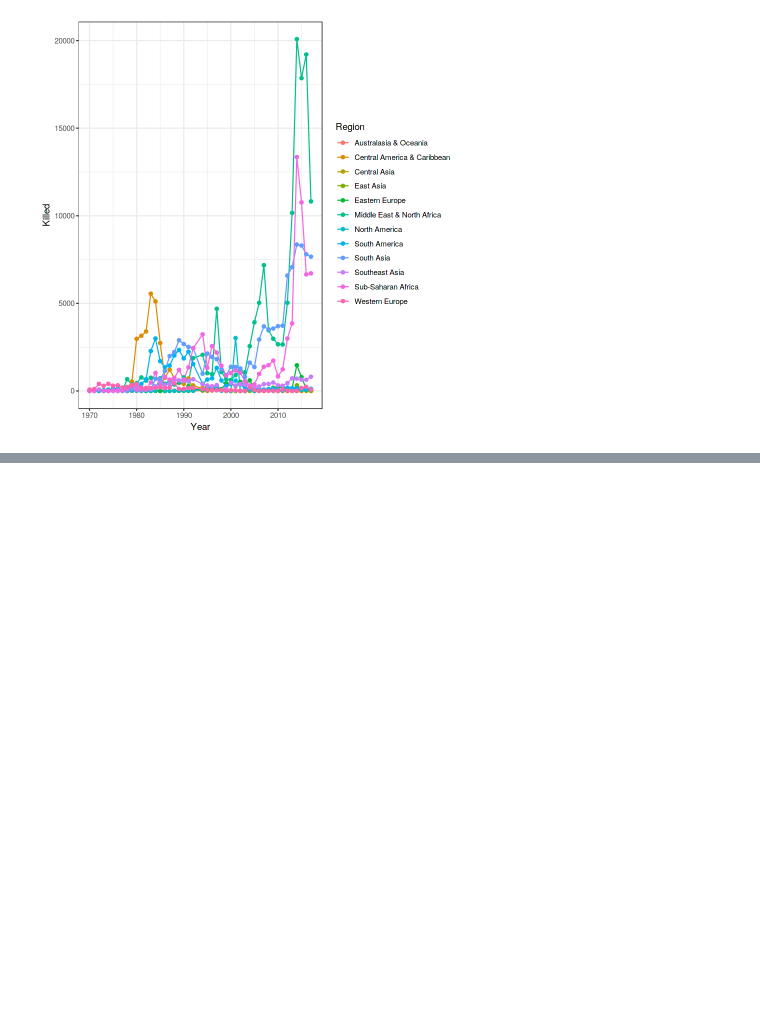
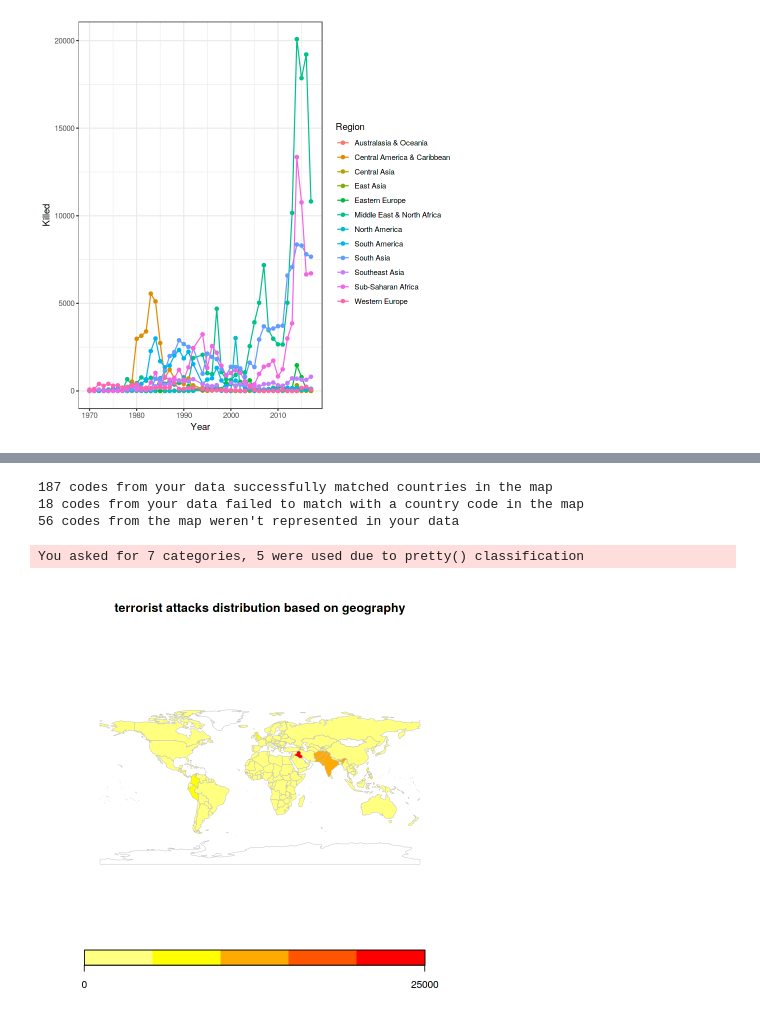
Before and after one commit to ayrus-surya/global-terrorism-analytics, a Jupyter notebook: kernel3a77749b27.ipynb, the cells around one changed output, grey strips where cells are left out. Cells and saved outputs as stored; diff of their text form; code cells hidden in the pictures; blank space fills up the shorter version.

```diff
--- a/kernel3a77749b27.ipynb
+++ b/kernel3a77749b27.ipynb
@@ -78,0 +103,11 @@ ggplot(data = dfyr, aes(x = Year, y = Killed, colour = Region)) +
+# %%
+country_freq = as.data.frame(table(df$country_txt))
+colnames(country_freq) = c("country","frequency")
+matched = joinCountryData2Map(country_freq, joinCode="NAME", nameJoinColumn="country")
+mapCountryData(matched,nameColumnToPlot="frequency", mapTitle="terrorist attacks distribution based on geography", catMethod = "pretty", colourPalette = "heat")
+# %% [output]
+187 codes from your data successfully matched countries in the map
+18 codes from your data failed to match with a country code in the map
+56 codes from the map weren't represented in your data
+You asked for 7 categories, 5 were used due to pretty() classification
+[figure, added]
```
Also changed, not shown: parts of 8 cells of this notebook.
